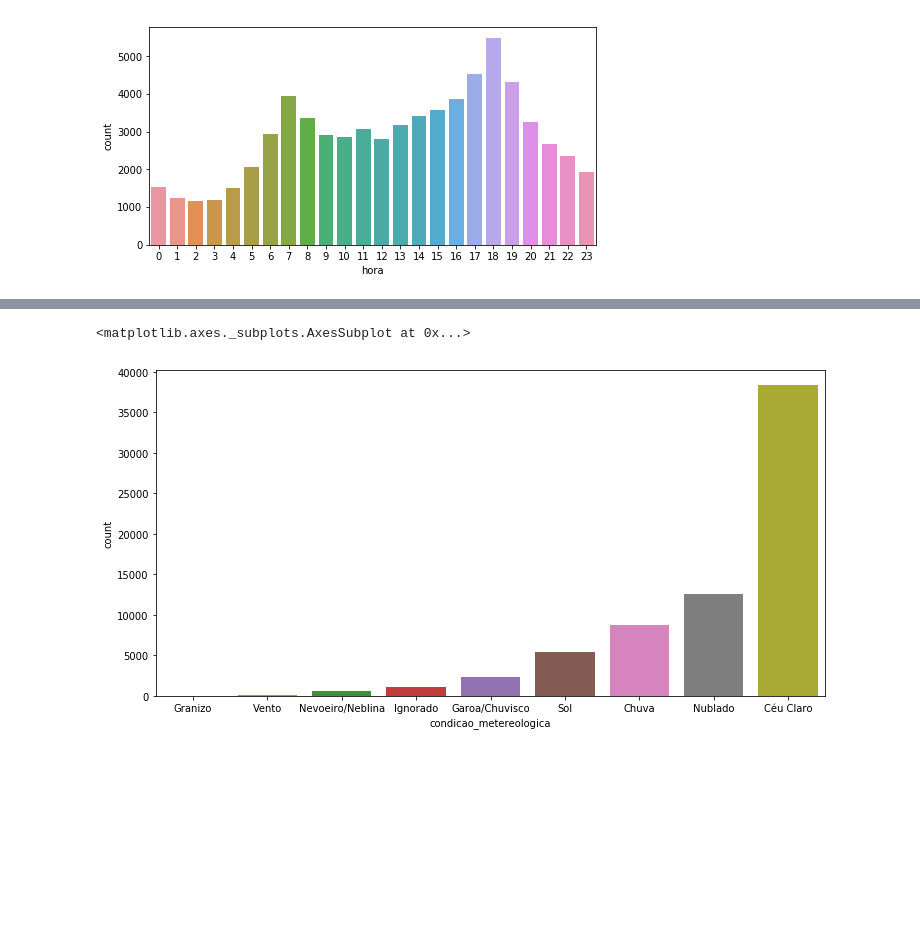
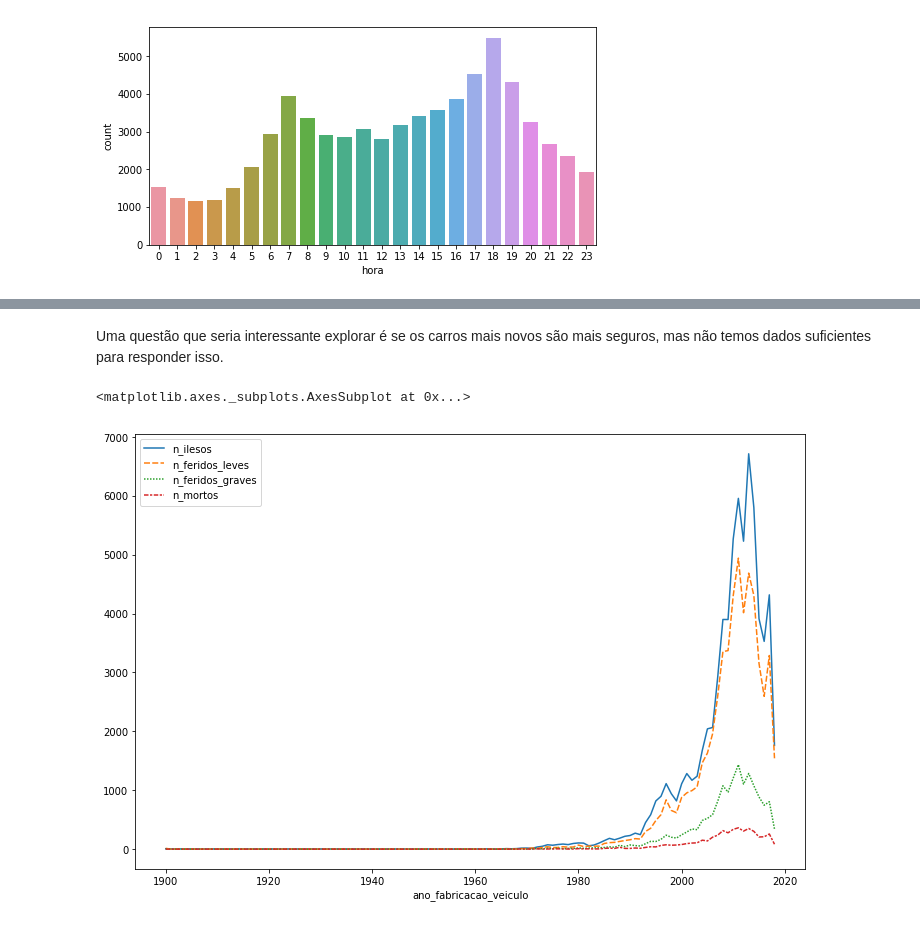
Before and after one commit to GabrielEug2/data-science-accidents, a Jupyter notebook: exploratory_analysis.ipynb, the cells around one changed output, grey strips where cells are left out. Cells and saved outputs as stored; diff of their text form; code cells hidden in the pictures; blank space fills up the shorter version.

```diff
--- a/exploratory_analysis.ipynb
+++ b/exploratory_analysis.ipynb
@@ -162,7 +244,0 @@ sb.countplot(y="br", data=accident_data, order=accident_data['br'].value_counts(
-# %%
-# Acidentes por clima
-plt.figure(figsize=(12,6))
-sb.countplot(x="condicao_metereologica", data=accident_data, order=accident_data['condicao_metereologica'].value_counts(ascending=True).index)
-# %% [output]
-<matplotlib.axes._subplots.AxesSubplot at 0x...>
-[figure, removed]
@@ -184,0 +245,13 @@ sb.countplot(x="condicao_metereologica", data=accident_data, order=accident_data
+# %% [markdown]
+Uma questão que seria interessante explorar é se os carros mais novos são mais seguros, mas não temos dados suficientes para responder isso.
+# %%
+# Número de mortos x ilesos x feridos graves x feridos leves por ano do veículo
+plt.figure(figsize=(12,8))
+sns.lineplot(
+    data=vehicle_data.groupby('ano_fabricacao_veiculo')[
+        'n_ilesos', 'n_feridos_leves', 'n_feridos_graves', 'n_mortos'
+    ].agg('sum')
+)
+# %% [output]
+<matplotlib.axes._subplots.AxesSubplot at 0x...>
+[figure, added]
```
Also changed, not shown: parts of 22 cells of this notebook, 2 other files.
